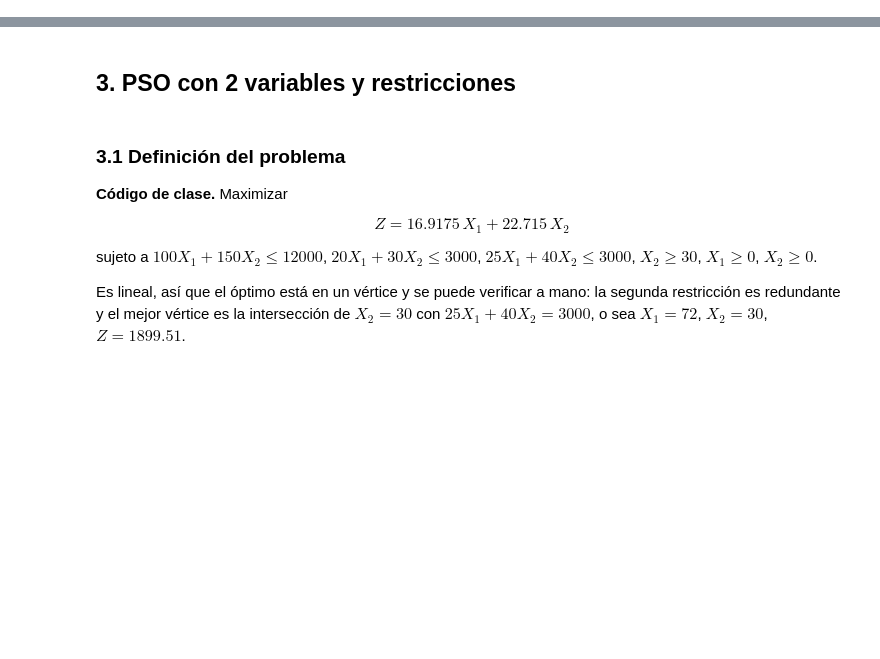
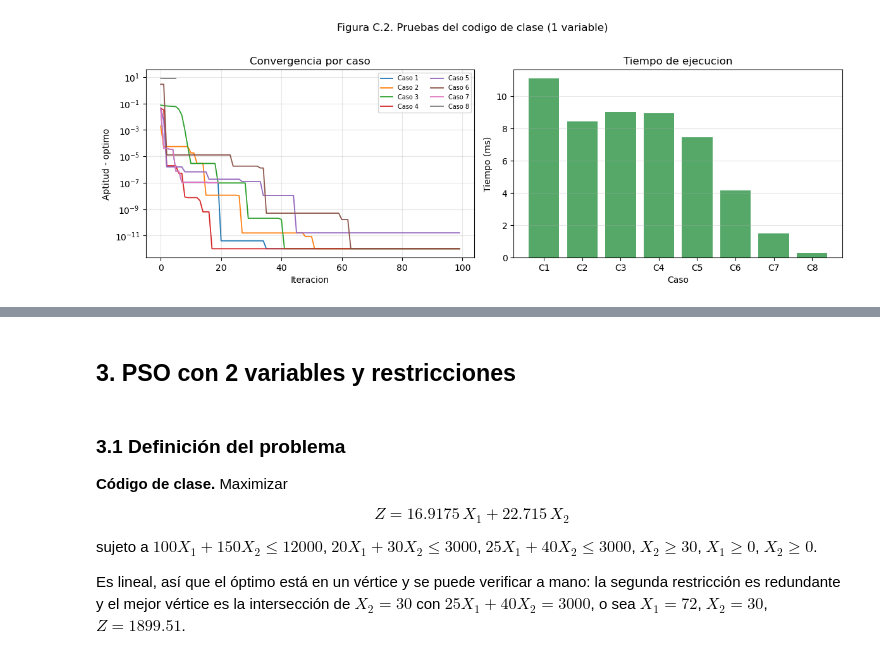
Before and after one commit to DayanniGodoy/MIA, a Jupyter notebook: Tarea3_MIA.ipynb, the cells around one changed output, grey strips where cells are left out. Saved outputs shown, nothing was run; the diff lists cells and outputs as text; code cells hidden in the pictures; blank space fills up the shorter version.

```diff
--- a/Tarea3_MIA.ipynb
+++ b/Tarea3_MIA.ipynb
@@ -8,0 +220,24 @@ import matplotlib.pyplot as plt
+# %%
+fig, axes = plt.subplots(1, 2, figsize=(12, 4.2))
+
+# Convergencia: distancia entre la aptitud del mejor global y el optimo, en escala log
+for numero, historial in historiales_c.items():
+    axes[0].semilogy(np.maximum(historial - f_optimo, 1e-12), lw=1.3, label=f"Caso {numero}")
+axes[0].set_xlabel("Iteracion")
+axes[0].set_ylabel("Aptitud - optimo")
+axes[0].set_title("Convergencia por caso")
+axes[0].legend(fontsize=7, ncol=2)
+axes[0].grid(alpha=0.3)
+
+# Tiempo de ejecucion de cada caso
+axes[1].bar([f"C{n}" for n, *_ in casos_c], tabla_c["Tiempo (ms)"], color="#55A868")
+axes[1].set_xlabel("Caso")
+axes[1].set_ylabel("Tiempo (ms)")
+axes[1].set_title("Tiempo de ejecucion")
+axes[1].grid(alpha=0.3, axis="y")
+
+fig.suptitle("Figura C.2. Pruebas del codigo de clase (1 variable)", y=1.02)
+fig.tight_layout()
+plt.show()
+# %% [output]
+[figure, added]
```
Also changed, not shown: parts of 23 cells of this notebook.
